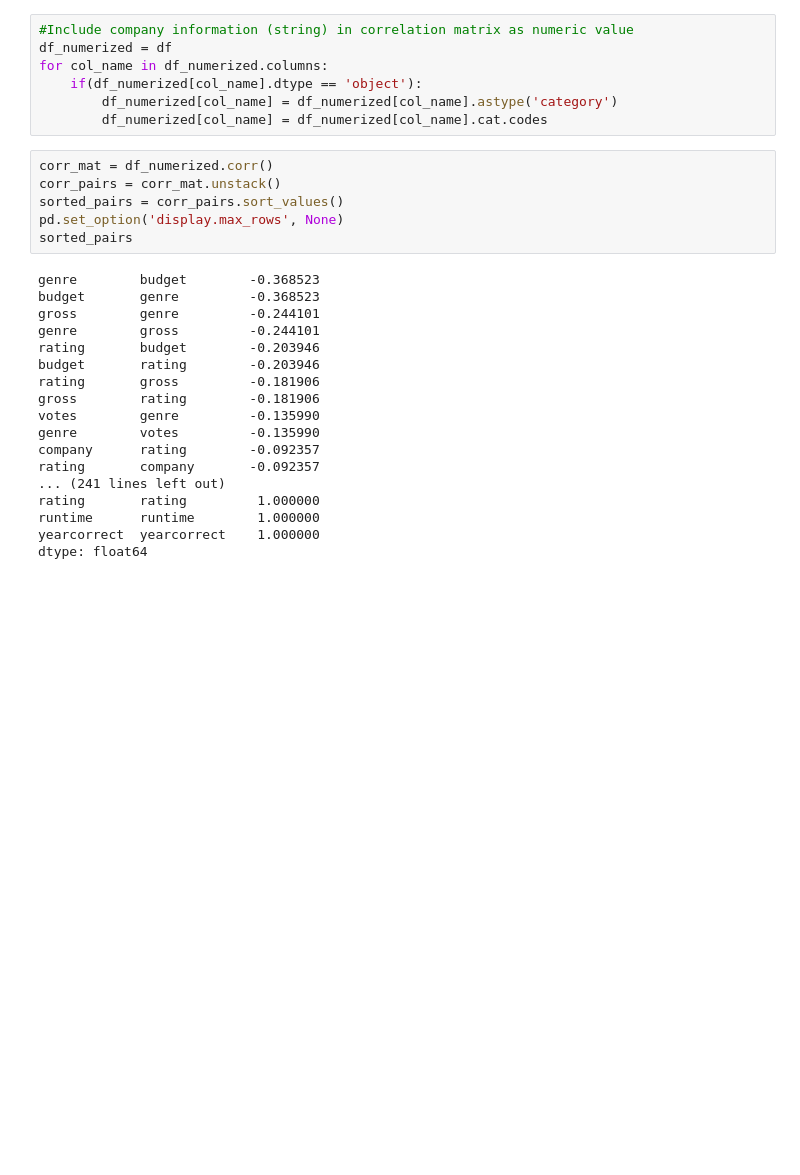
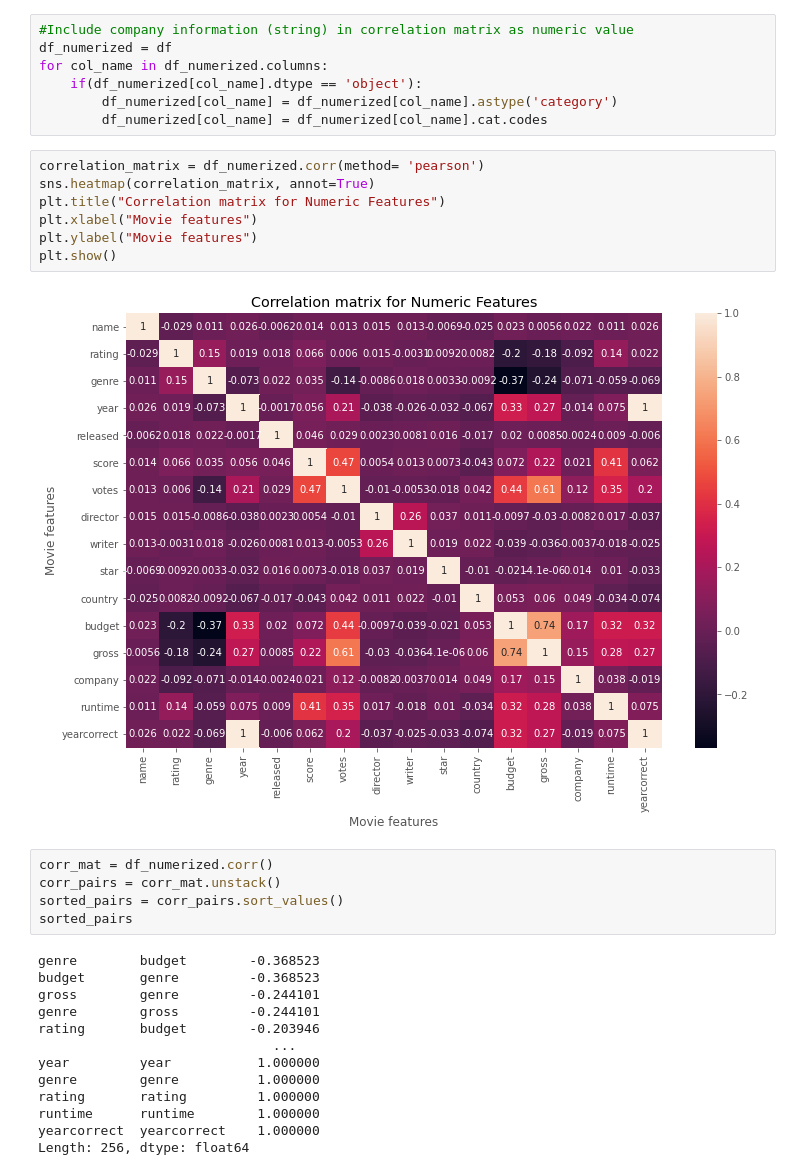
Before and after one commit to jannisholtkoetter/PortfolioProjects, a Jupyter notebook: Movie Correlation Project.ipynb, the cells around one changed output. Drawn from its saved outputs; the diff is of its cells as text; blank space fills up the shorter version.

```diff
--- a/Movie Correlation Project.ipynb
+++ b/Movie Correlation Project.ipynb
@@ -196,11 +196,19 @@ for col_name in df_numerized.columns:
     if(df_numerized[col_name].dtype == 'object'):
         df_numerized[col_name] = df_numerized[col_name].astype('category')
         df_numerized[col_name] = df_numerized[col_name].cat.codes
+# %%
+correlation_matrix = df_numerized.corr(method= 'pearson')
+sns.heatmap(correlation_matrix, annot=True)
+plt.title("Correlation matrix for Numeric Features")
+plt.xlabel("Movie features")
+plt.ylabel("Movie features")
+plt.show()
+# %% [output]
+[figure, added]
 # %%
 corr_mat = df_numerized.corr()
 corr_pairs = corr_mat.unstack()
 sorted_pairs = corr_pairs.sort_values()
-pd.set_option('display.max_rows', None)
 sorted_pairs
 # %% [output]
 genre        budget        -0.368523
@@ -208,17 +216,12 @@ budget       genre         -0.368523
 gross        genre         -0.244101
 genre        gross         -0.244101
 rating       budget        -0.203946
-budget       rating        -0.203946
-rating       gross         -0.181906
-gross        rating        -0.181906
-votes        genre         -0.135990
-genre        votes         -0.135990
-company      rating        -0.092357
-rating       company       -0.092357
-... (241 lines left out)
+                              ...
+year         year           1.000000
+genre        genre          1.000000
 rating       rating         1.000000
 runtime      runtime        1.000000
 yearcorrect  yearcorrect    1.000000
-dtype: float64
+Length: 256, dtype: float64
 # %%
 high_corr = sorted_pairs[(sorted_pairs > 0.5)]
```
Also changed, not shown: parts of 1 cell of this notebook.
